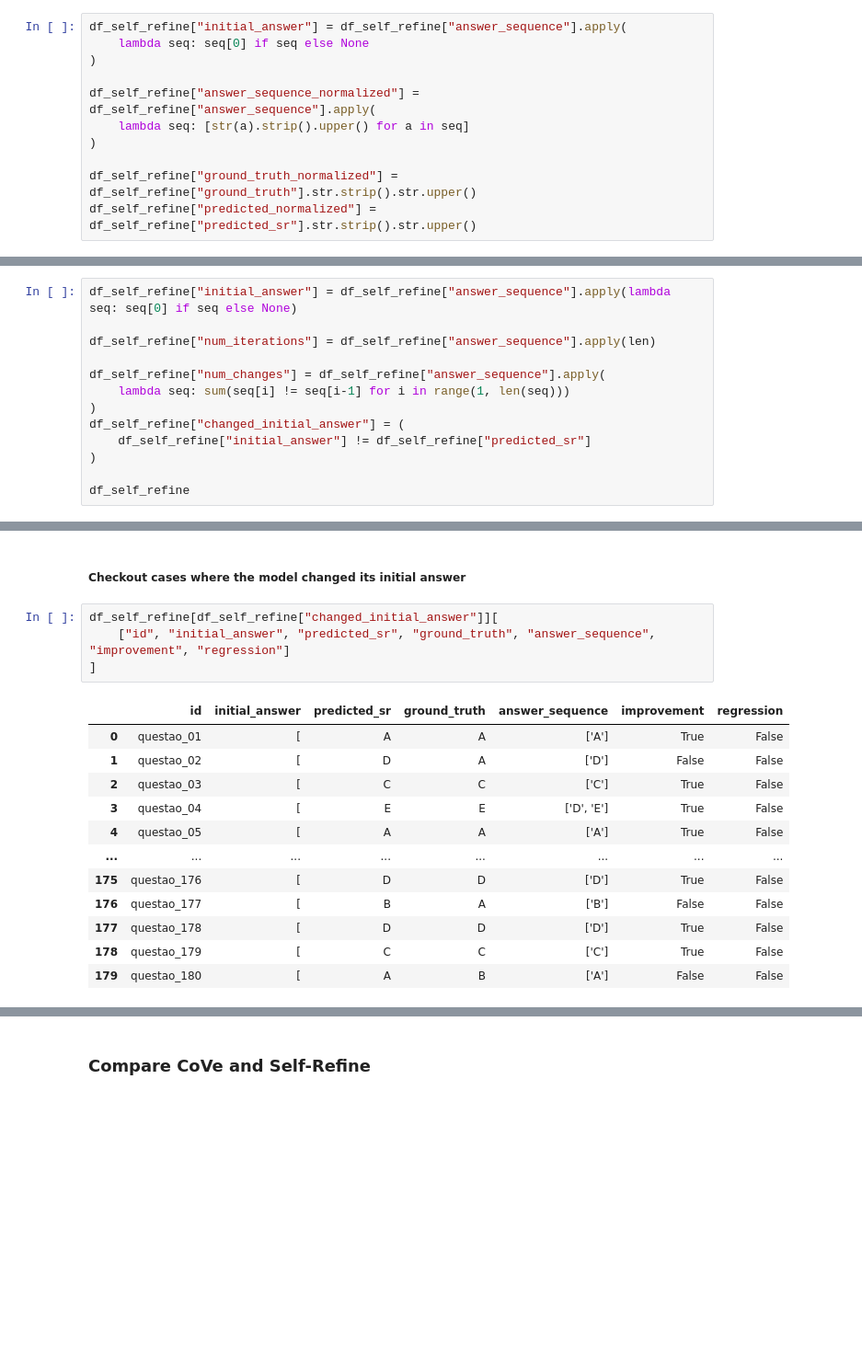
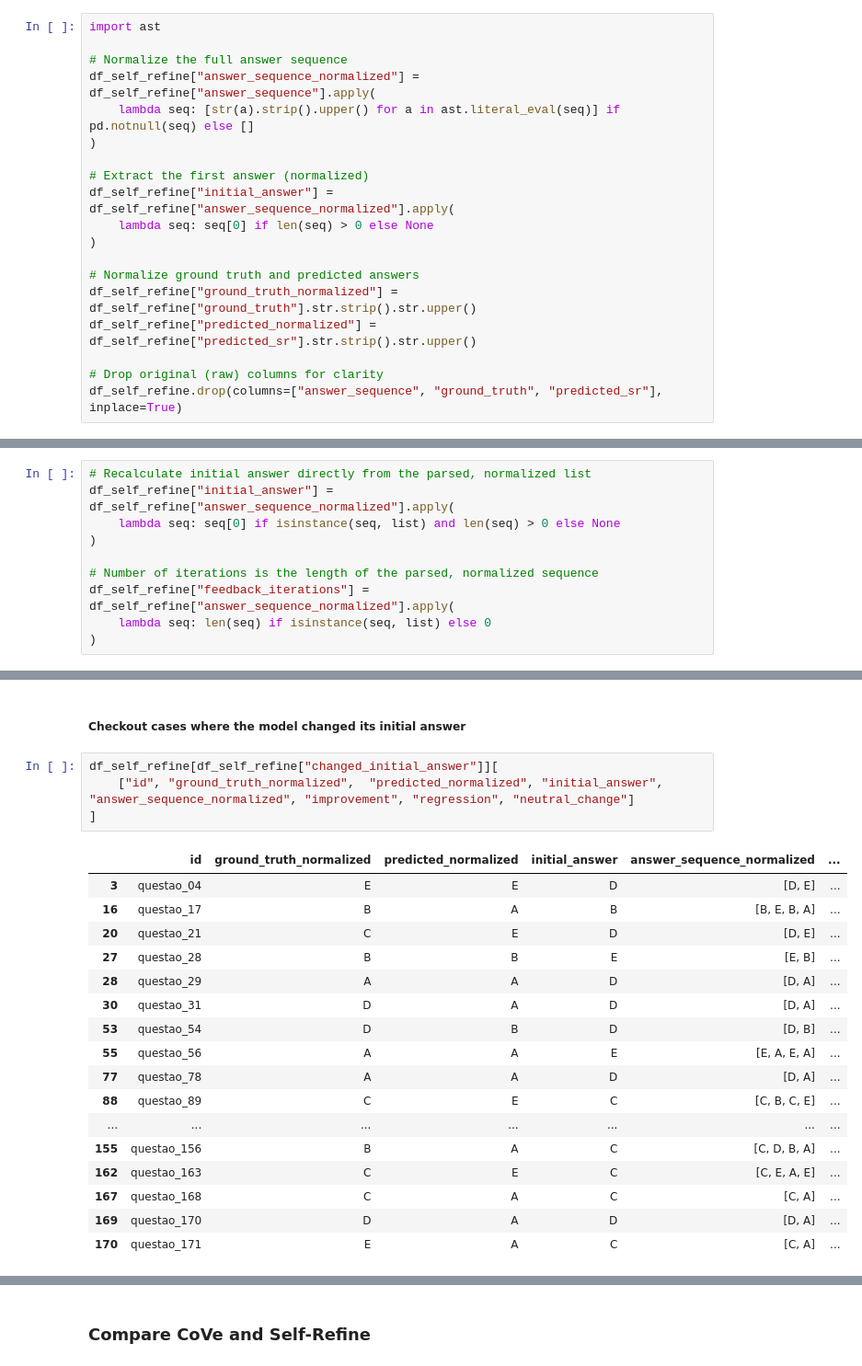
Before and after one commit to rafaelasantana/bachelor-thesis, a Jupyter notebook: Notebooks/ResultAnalysis.ipynb, the cells around one changed output, grey strips where cells are left out. Shown at 92% size. Cells and saved outputs as stored; diff of their text form; blank space fills up the shorter version.

```diff
--- a/Notebooks/ResultAnalysis.ipynb
+++ b/Notebooks/ResultAnalysis.ipynb
@@ -137,14 +296,22 @@ display(subject_summary_cove)
 # %% [markdown]
 #### Extract and normalize answers
 # %%
-df_self_refine["initial_answer"] = df_self_refine["answer_sequence"].apply(
-    lambda seq: seq[0] if seq else None
+import ast
+
+# Normalize the full answer sequence
+df_self_refine["answer_sequence_normalized"] = df_self_refine["answer_sequence"].apply(
+    lambda seq: [str(a).strip().upper() for a in ast.literal_eval(seq)] if pd.notnull(seq) else []
 )
 
-df_self_refine["answer_sequence_normalized"] = df_self_refine["answer_sequence"].apply(
-    lambda seq: [str(a).strip().upper() for a in seq]
+# Extract the first answer (normalized)
+df_self_refine["initial_answer"] = df_self_refine["answer_sequence_normalized"].apply(
+    lambda seq: seq[0] if len(seq) > 0 else None
 )
 
+# Normalize ground truth and predicted answers
 df_self_refine["ground_truth_normalized"] = df_self_refine["ground_truth"].str.strip().str.upper()
 df_self_refine["predicted_normalized"] = df_self_refine["predicted_sr"].str.strip().str.upper()
+
+# Drop original (raw) columns for clarity
+df_self_refine.drop(columns=["answer_sequence", "ground_truth", "predicted_sr"], inplace=True)
 # %% [markdown]
@@ -178,13 +370,10 @@ df_self_refine.head()
 # %%
-df_self_refine["initial_answer"] = df_self_refine["answer_sequence"].apply(lambda seq: seq[0] if seq else None)
-
-df_self_refine["num_iterations"] = df_self_refine["answer_sequence"].apply(len)
-
-df_self_refine["num_changes"] = df_self_refine["answer_sequence"].apply(
-    lambda seq: sum(seq[i] != seq[i-1] for i in range(1, len(seq)))
-)
-df_self_refine["changed_initial_answer"] = (
-    df_self_refine["initial_answer"] != df_self_refine["predicted_sr"]
+# Recalculate initial answer directly from the parsed, normalized list
+df_self_refine["initial_answer"] = df_self_refine["answer_sequence_normalized"].apply(
+    lambda seq: seq[0] if isinstance(seq, list) and len(seq) > 0 else None
 )
 
-df_self_refine
+# Number of iterations is the length of the parsed, normalized sequence
+df_self_refine["feedback_iterations"] = df_self_refine["answer_sequence_normalized"].apply(
+    lambda seq: len(seq) if isinstance(seq, list) else 0
+)
@@ -206,18 +381,23 @@ df_self_refine
 ##### Checkout cases where the model changed its initial answer
 # %%
 df_self_refine[df_self_refine["changed_initial_answer"]][
-    ["id", "initial_answer", "predicted_sr", "ground_truth", "answer_sequence", "improvement", "regression"]
+    ["id", "ground_truth_normalized",  "predicted_normalized", "initial_answer", "answer_sequence_normalized", "improvement", "regression", "neutral_change"]
 ]
 # %% [output]
-|  | id | initial_answer | predicted_sr | ground_truth | answer_sequence | improvement | regression |
-| 0 | questao_01 | [ | A | A | ['A'] | True | False |
-| 1 | questao_02 | [ | D | A | ['D'] | False | False |
-| 2 | questao_03 | [ | C | C | ['C'] | True | False |
-| 3 | questao_04 | [ | E | E | ['D', 'E'] | True | False |
-| 4 | questao_05 | [ | A | A | ['A'] | True | False |
-| ... | ... | ... | ... | ... | ... | ... | ... |
-| 175 | questao_176 | [ | D | D | ['D'] | True | False |
-| 176 | questao_177 | [ | B | A | ['B'] | False | False |
-| 177 | questao_178 | [ | D | D | ['D'] | True | False |
-| 178 | questao_179 | [ | C | C | ['C'] | True | False |
-| 179 | questao_180 | [ | A | B | ['A'] | False | False |
+|  | id | ground_truth_normalized | predicted_normalized | initial_answer | answer_sequence_normalized | ... |
+| 3 | questao_04 | E | E | D | [D, E] | ... |
+| 16 | questao_17 | B | A | B | [B, E, B, A] | ... |
+| 20 | questao_21 | C | E | D | [D, E] | ... |
+| 27 | questao_28 | B | B | E | [E, B] | ... |
+| 28 | questao_29 | A | A | D | [D, A] | ... |
+| 30 | questao_31 | D | A | D | [D, A] | ... |
+| 53 | questao_54 | D | B | D | [D, B] | ... |
+| 55 | questao_56 | A | A | E | [E, A, E, A] | ... |
+| 77 | questao_78 | A | A | D | [D, A] | ... |
+| 88 | questao_89 | C | E | C | [C, B, C, E] | ... |
+| ... | ... | ... | ... | ... | ... | ... |
+| 155 | questao_156 | B | A | C | [C, D, B, A] | ... |
+| 162 | questao_163 | C | E | C | [C, E, A, E] | ... |
+| 167 | questao_168 | C | A | C | [C, A] | ... |
+| 169 | questao_170 | D | A | D | [D, A] | ... |
+| 170 | questao_171 | E | A | C | [C, A] | ... |
```
Also changed, not shown: parts of 51 cells of this notebook, 4 other files.
